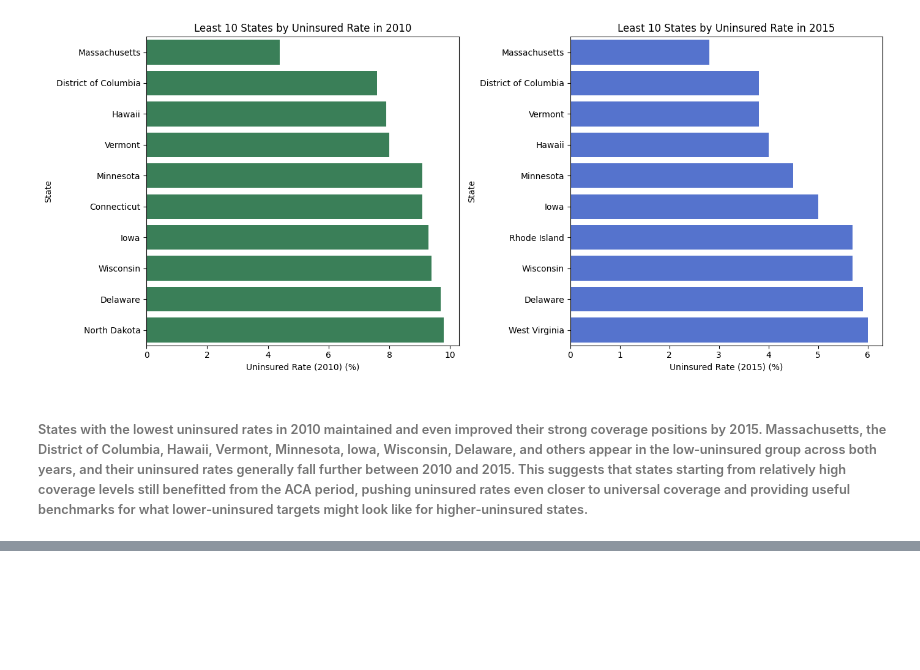
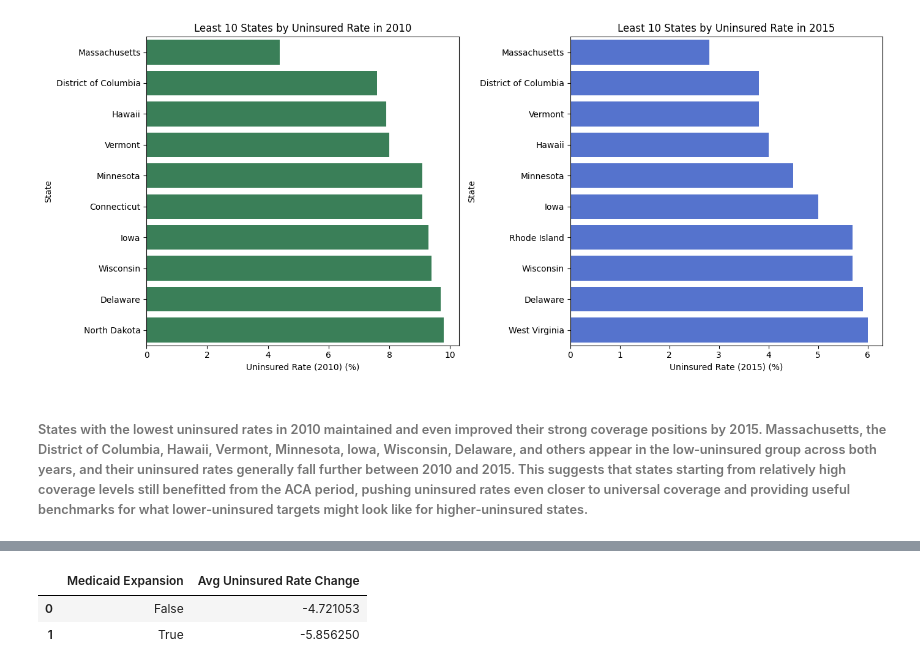
Before and after one commit to bettgil/Affordable_Care_Act_Coverage, a Jupyter notebook: 02_uninsured_trends.ipynb, the cells around one changed output, grey strips where cells are left out. Drawn from its saved outputs; the diff is of its cells as text; code cells hidden in the pictures; blank space fills up the shorter version.

```diff
--- a/02_uninsured_trends.ipynb
+++ b/02_uninsured_trends.ipynb
@@ -174,0 +251,20 @@ plt.show()
+# %%
+# Compute average uninsured rate change by Medicaid expansion status
+
+# Exclude the national aggregate row
+states_only = states_uninsured_rates[states_uninsured_rates["State"] != "United States"]
+
+avg_change_by_expansion = (
+    states_only
+    .groupby("State Medicaid Expansion (2016)")["Uninsured Rate Change (2010-2015)"]
+    .mean()
+    .reset_index()
+    .rename(columns={"State Medicaid Expansion (2016)": "Medicaid Expansion",
+                     "Uninsured Rate Change (2010-2015)": "Avg Uninsured Rate Change"})
+)
+
+avg_change_by_expansion
+# %% [output]
+|  | Medicaid Expansion | Avg Uninsured Rate Change |
+| 0 | False | -4.721053 |
+| 1 | True | -5.856250 |
```
Also changed, not shown: parts of 6 cells of this notebook.
